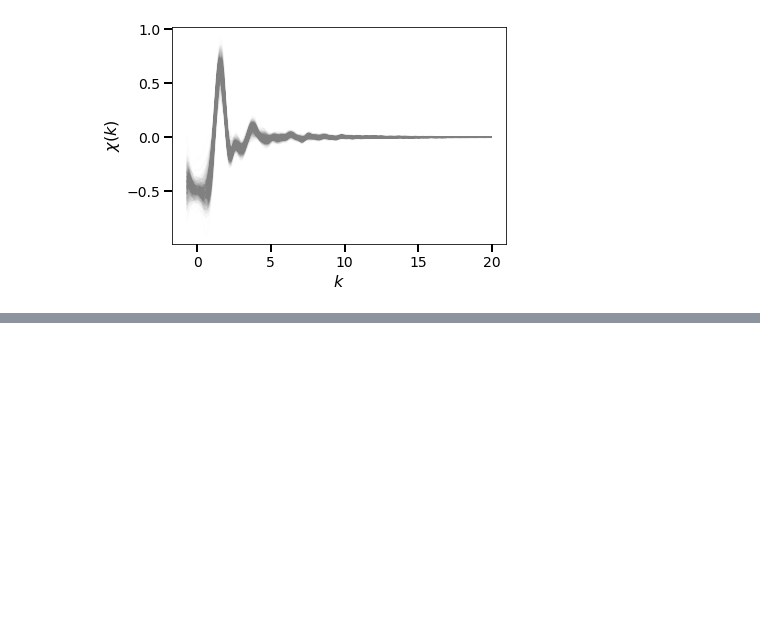
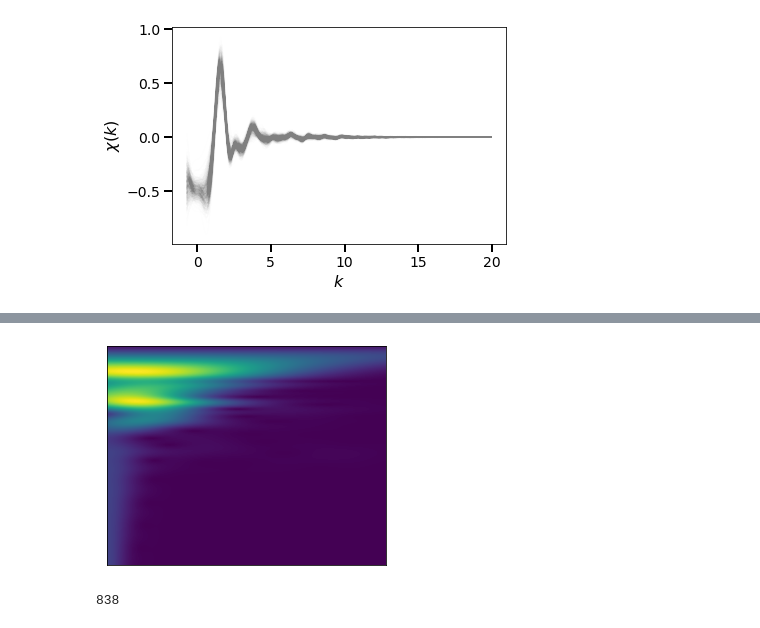
Before and after one commit to stetef/AIMD, a Jupyter notebook: Visualization of Data.ipynb, the cells around one changed output, grey strips where cells are left out. Drawn from its saved outputs; the diff is of its cells as text; code cells hidden in the pictures; blank space fills up the shorter version.

```diff
--- a/Visualization of Data.ipynb
+++ b/Visualization of Data.ipynb
@@ -3,9 +3,11 @@
 Data courtesy of Micah Prange and Eugene Ilton
 # %%
 import utils
+import wavelet_transform
 from importlib import reload
 
 utils = reload(utils)
+wavelet_transform = reload(wavelet_transform)
 from utils import *
 # %% [markdown]
 ## Get data and visualize
@@ -31,0 +34,30 @@ make_scree_plot(Data[:, :, 1], n=10)
+# %%
+i = 0
+wavelet = wavelet_transform.cauchy_wavelet(Data[i, :, 0], Data[i, :, 1])
+modulus = np.sqrt(result.real**2 + result.imag**2)
+
+fig, ax = plt.subplots(figsize=(5, 5))
+plt.imshow(modulus)
+ax.set_xticks([])
+ax.set_yticks([])
+plt.show()
+# %% [output]
+[figure, added]
+# %%
+from PIL import Image
+images = []
+mods = []
+for i in range(len(Data)):
+    print(i, end='\r')
+    wavelet = wavelet_transform.cauchy_wavelet(Data[i, :, 0], Data[i, :, 1])
+    modulus = np.sqrt(wavelet.real**2 + wavelet.imag**2)
+    img = Image.fromarray(np.uint8(plt.cm.viridis(modulus / np.max(modulus)) * 255))
+    images.append(img)
+    mods.append(modulus)
+
+
+frame_one = images[0]
+frame_one.save("wavelets.gif", format="GIF", append_images=images,
+               save_all=True, duration=2, loop=0)
+# %% [output]
+838
```
Also changed, not shown: parts of 2 cells of this notebook, 3 other files.
